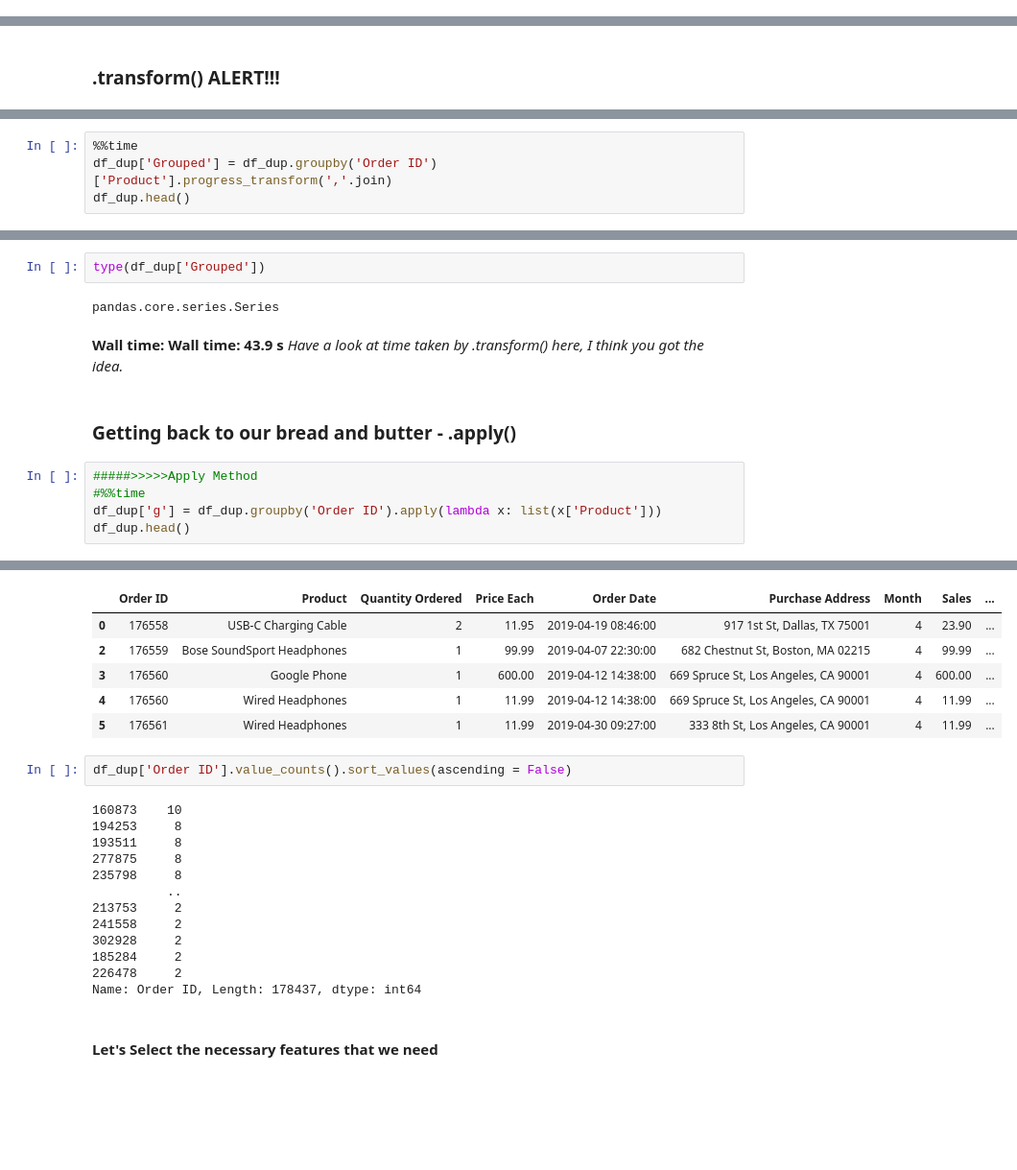
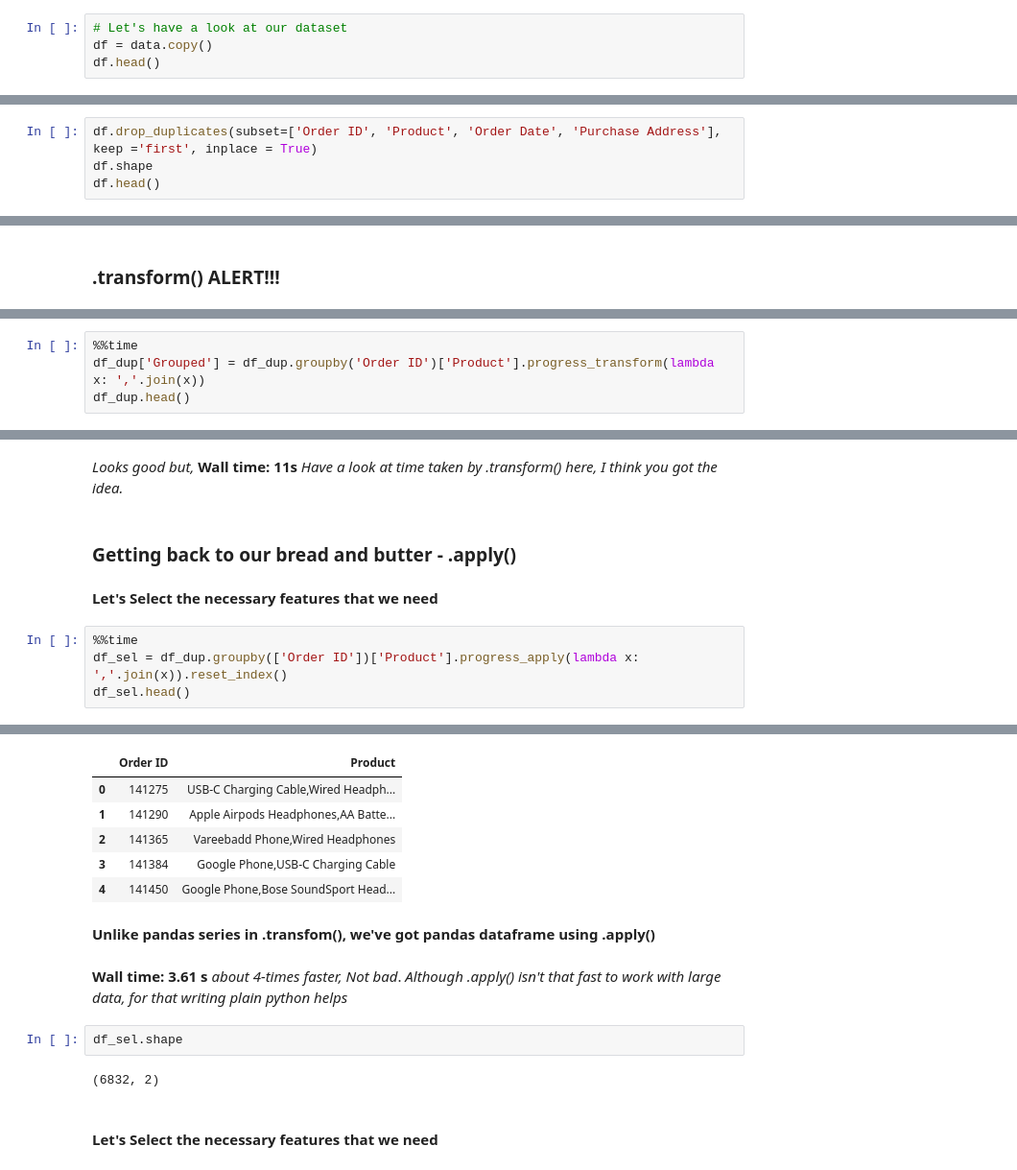
Before and after one commit to rustydigg918/Dell_Inspiron_works, a Jupyter notebook: Keith_Gali_Working_With_Real_World/Real life business problem.ipynb, the cells around one changed output, grey strips where cells are left out. Shown: that part at 96% size. Saved outputs shown, nothing was run; the diff lists cells and outputs as text; blank space fills up the shorter version.

```diff
--- a/Keith_Gali_Working_With_Real_World/Real life business problem.ipynb
+++ b/Keith_Gali_Working_With_Real_World/Real life business problem.ipynb
@@ -134,0 +151,4 @@ df.head()
+# %%
+# Let's have a look at our dataset
+df = data.copy()
+df.head()
@@ -803,0 +841,4 @@ Text(0, 0.5, 'Number of Counts')
+# %%
+df.drop_duplicates(subset=['Order ID', 'Product', 'Order Date', 'Purchase Address'], keep ='first', inplace = True)
+df.shape
+df.head()
@@ -822 +869,5 @@ df_dup.to_csv('mostOftenSoldProducts.csv', index = False)
 ___
+# %%
+%%time
+df_dup['Grouped'] = df_dup.groupby('Order ID')['Product'].progress_transform(lambda x: ','.join(x))
+df_dup.head()
@@ -857,4 +898,0 @@ e[e['Order ID'] == '176560']
-# %%
-%%time
-df_dup['Grouped'] = df_dup.groupby('Order ID')['Product'].progress_transform(','.join)
-df_dup.head()
@@ -869,14 +899,11 @@ Wall time: 50.1 s
-# %%
-type(df_dup['Grouped'])
-# %% [output]
-pandas.core.series.Series
 # %% [markdown]
-**Wall time: Wall time: 43.9 s** *Have a look at time taken by .transform() here, I think you got the idea.*
+*Looks good but,* **Wall time: 11s** *Have a look at time taken by .transform() here, I think you got the idea.*
 # %% [markdown]
 ### Getting back to our bread and butter - .apply()
+# %% [markdown]
+**Let's Select the necessary features that we need**
 # %%
-#####>>>>>Apply Method
-#%%time
-df_dup['g'] = df_dup.groupby('Order ID').apply(lambda x: list(x['Product']))
-df_dup.head()
+%%time
+df_sel = df_dup.groupby(['Order ID'])['Product'].progress_apply(lambda x: ','.join(x)).reset_index()
+df_sel.head()
 # %% [output]
@@ -883,23 +911,16 @@ df_dup.head()
-|  | Order ID | Product | Quantity Ordered | Price Each | Order Date | Purchase Address | Month | Sales | ... |
-| 0 | 176558 | USB-C Charging Cable | 2 | 11.95 | 2019-04-19 08:46:00 | 917 1st St, Dallas, TX 75001 | 4 | 23.90 | ... |
-| 2 | 176559 | Bose SoundSport Headphones | 1 | 99.99 | 2019-04-07 22:30:00 | 682 Chestnut St, Boston, MA 02215 | 4 | 99.99 | ... |
-| 3 | 176560 | Google Phone | 1 | 600.00 | 2019-04-12 14:38:00 | 669 Spruce St, Los Angeles, CA 90001 | 4 | 600.00 | ... |
-| 4 | 176560 | Wired Headphones | 1 | 11.99 | 2019-04-12 14:38:00 | 669 Spruce St, Los Angeles, CA 90001 | 4 | 11.99 | ... |
-| 5 | 176561 | Wired Headphones | 1 | 11.99 | 2019-04-30 09:27:00 | 333 8th St, Los Angeles, CA 90001 | 4 | 11.99 | ... |
+|  | Order ID | Product |
+| 0 | 141275 | USB-C Charging Cable,Wired Headph... |
+| 1 | 141290 | Apple Airpods Headphones,AA Batte... |
+| 2 | 141365 | Vareebadd Phone,Wired Headphones |
+| 3 | 141384 | Google Phone,USB-C Charging Cable |
+| 4 | 141450 | Google Phone,Bose SoundSport Head... |
-# %%
-df_dup['Order ID'].value_counts().sort_values(ascending = False)
-# %% [output]
-160873    10
-194253     8
-193511     8
-277875     8
-235798     8
-          ..
-213753     2
-241558     2
-302928     2
-185284     2
-226478     2
-Name: Order ID, Length: 178437, dtype: int64
+# %% [markdown]
+**Unlike pandas series in .transfom(), we've got pandas dataframe using .apply()**
+# %% [markdown]
+**Wall time: 3.61 s** *about 4-times faster, Not bad*. *Although .apply() isn't that fast to work with large data, for that writing plain python helps*
+# %%
+df_sel.shape
+# %% [output]
+(6832, 2)
 # %% [markdown]
 #### Let's Select the necessary features that we need
```
Also changed, not shown: parts of 61 cells of this notebook, 5 other files.
